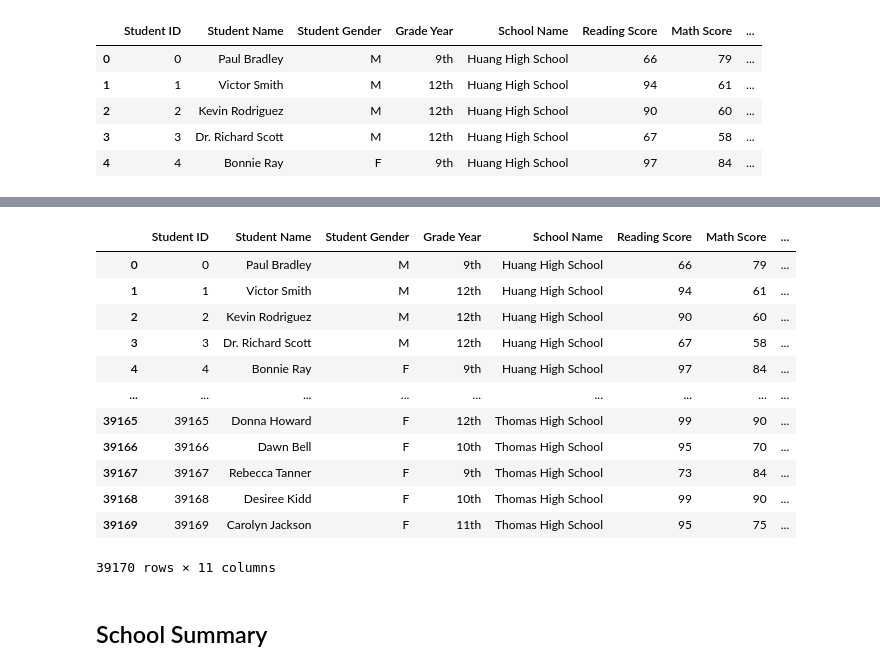
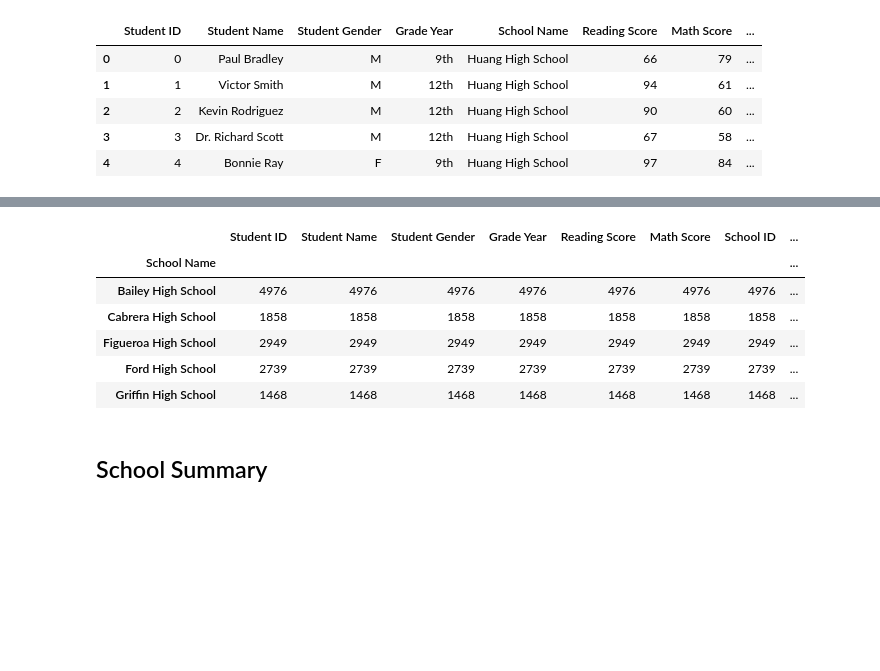
Before and after one commit to Michelin96/pandas-challenge, a Jupyter notebook: PyCitySchools/PyCitySchools_starter.ipynb, the cells around one changed output, grey strips where cells are left out. Cells and saved outputs as stored; diff of their text form; code cells hidden in the pictures; blank space fills up the shorter version.

```diff
--- a/PyCitySchools/PyCitySchools_starter.ipynb
+++ b/PyCitySchools/PyCitySchools_starter.ipynb
@@ -103,18 +88,15 @@ district_summary
-# %%
-columns_renamed
-# %% [output]
-|  | Student ID | Student Name | Student Gender | Grade Year | School Name | Reading Score | Math Score | ... |
-| 0 | 0 | Paul Bradley | M | 9th | Huang High School | 66 | 79 | ... |
-| 1 | 1 | Victor Smith | M | 12th | Huang High School | 94 | 61 | ... |
-| 2 | 2 | Kevin Rodriguez | M | 12th | Huang High School | 90 | 60 | ... |
-| 3 | 3 | Dr. Richard Scott | M | 12th | Huang High School | 67 | 58 | ... |
-| 4 | 4 | Bonnie Ray | F | 9th | Huang High School | 97 | 84 | ... |
-| ... | ... | ... | ... | ... | ... | ... | ... | ... |
-| 39165 | 39165 | Donna Howard | F | 12th | Thomas High School | 99 | 90 | ... |
-| 39166 | 39166 | Dawn Bell | F | 10th | Thomas High School | 95 | 70 | ... |
-| 39167 | 39167 | Rebecca Tanner | F | 9th | Thomas High School | 73 | 84 | ... |
-| 39168 | 39168 | Desiree Kidd | F | 10th | Thomas High School | 99 | 90 | ... |
-| 39169 | 39169 | Carolyn Jackson | F | 11th | Thomas High School | 95 | 75 | ... |
-39170 rows × 11 columns
+# %%
+#group by the schools to get these totals/averages. Calculate on axis = 0,
+groupby_schools = columns_renamed.groupby(["School Name"])
+groupby_schools.count().head()
+#adding up the rows in that column
+# %% [output]
+|  | Student ID | Student Name | Student Gender | Grade Year | Reading Score | Math Score | School ID | ... |
+| School Name |  |  |  |  |  |  |  | ... |
+| Bailey High School | 4976 | 4976 | 4976 | 4976 | 4976 | 4976 | 4976 | ... |
+| Cabrera High School | 1858 | 1858 | 1858 | 1858 | 1858 | 1858 | 1858 | ... |
+| Figueroa High School | 2949 | 2949 | 2949 | 2949 | 2949 | 2949 | 2949 | ... |
+| Ford High School | 2739 | 2739 | 2739 | 2739 | 2739 | 2739 | 2739 | ... |
+| Griffin High School | 1468 | 1468 | 1468 | 1468 | 1468 | 1468 | 1468 | ... |
 # %% [markdown]
 ## School Summary
```
Also changed, not shown: parts of 6 cells of this notebook.
